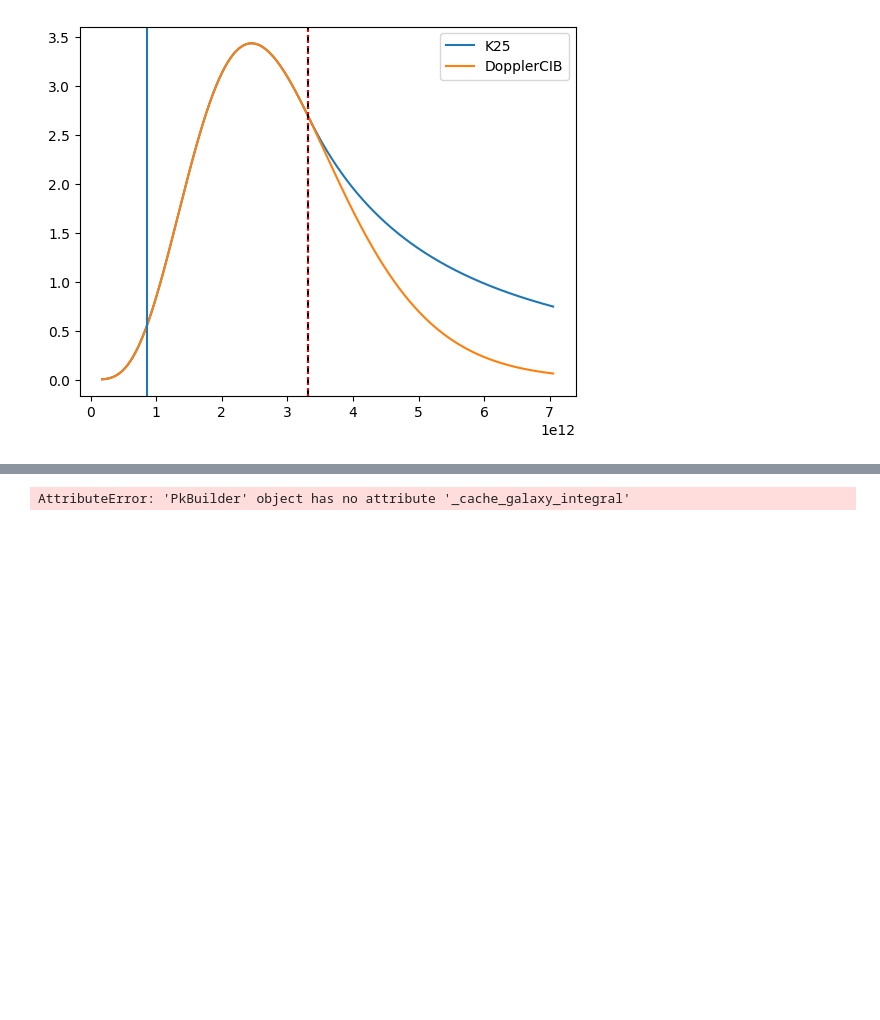
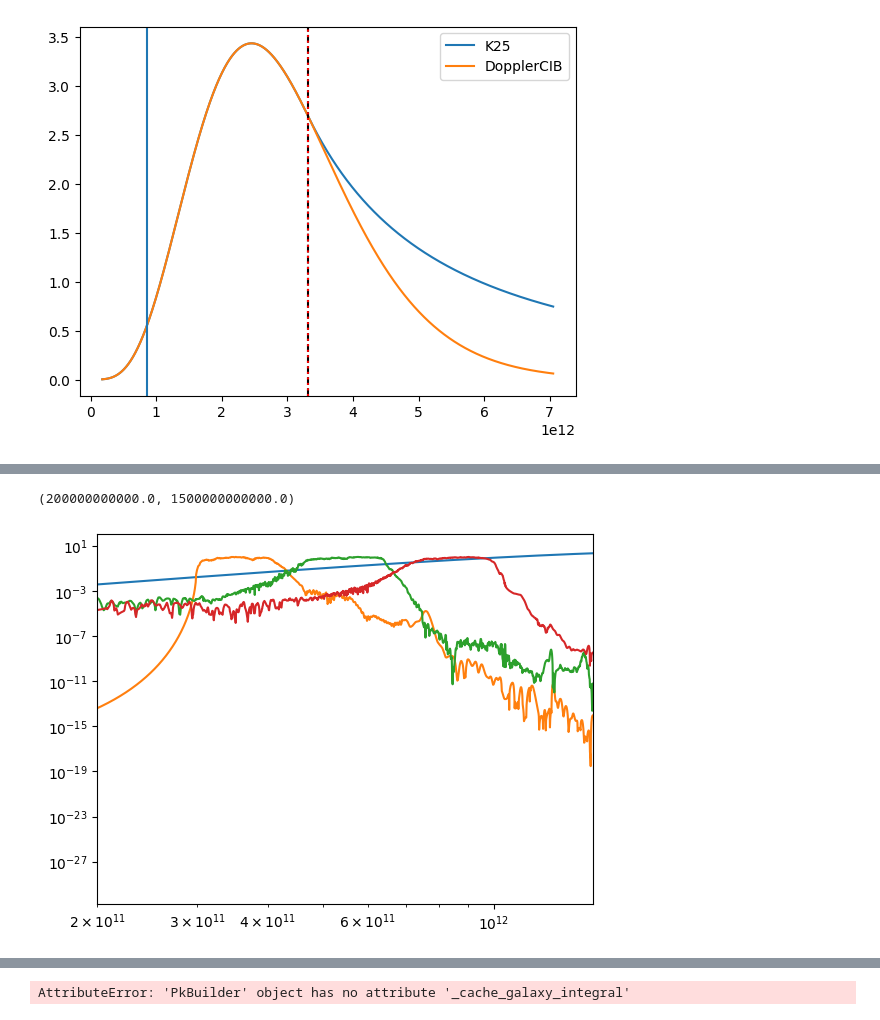
Before and after one commit to destrys/galCIB, a Jupyter notebook: notebooks/scratch-temp.ipynb, the cells around one changed output, grey strips where cells are left out. Drawn from its saved outputs; the diff is of its cells as text; code cells hidden in the pictures; blank space fills up the shorter version.

```diff
--- a/notebooks/scratch-temp.ipynb
+++ b/notebooks/scratch-temp.ipynb
@@ -220,6 +160,3 @@ plt.legend(loc='best')
 # %% [output]
 <matplotlib.legend.Legend at 0x...>
 [figure]
-# %%
-cib_model = CIBModel(sfr_factory, None, elg_hod_model,
-                     cosmo)
@@ -237,0 +189,24 @@ tst(cosmo.Mh_grid[0],cosmo.z,
+# %%
+# how I would do it
+
+ghz = 1e9
+wv = filtarray[:,0] * ghz # convert GHz to Hz
+fresponse = filtarray[:,1]
+# %%
+# now plot to see where the response curves fall for our hypothetical source
+
+hyp_wv = cib_model.nu_prime[:,zidx]
+hyp_sed = snu_m21(theta_snu)[:,zidx]
+plt.plot(hyp_wv, hyp_sed,label='K25')
+
+for nu in nu_list:
+    fname = f"../data/filters/HFI__avg_{nu}_CMB_noise_avg_Apod5_Sfull_v302_HNETnorm.dat"
+    filtarray = np.loadtxt(fname, usecols=(1,2))
+
+    plt.loglog(filtarray[:,0]*ghz, filtarray[:,1],
+             label = nu)
+
+plt.xlim([2e11,1.5e12])
+# %% [output]
+(200000000000.0, 1500000000000.0)
+[figure, added]
```
Also changed, not shown: parts of 12 cells of this notebook, 4 other files.
